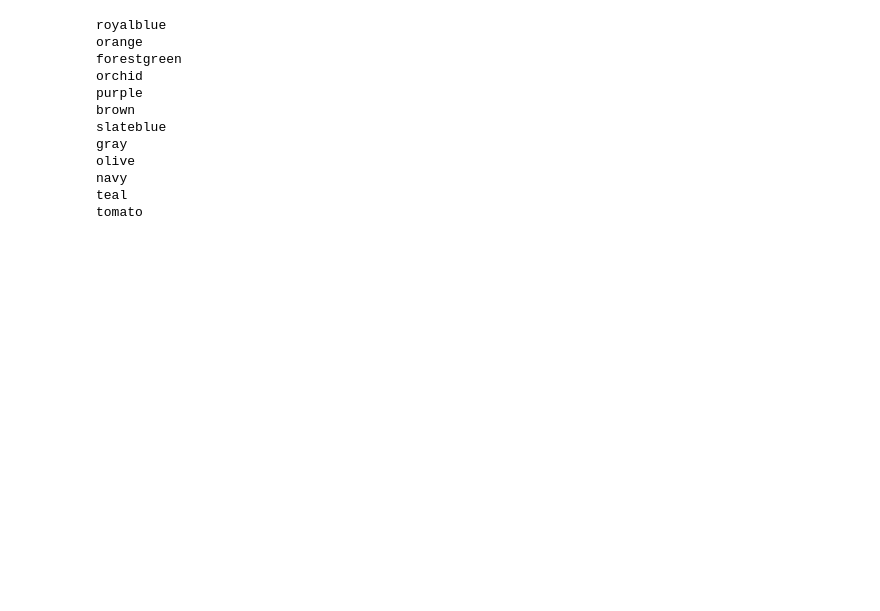
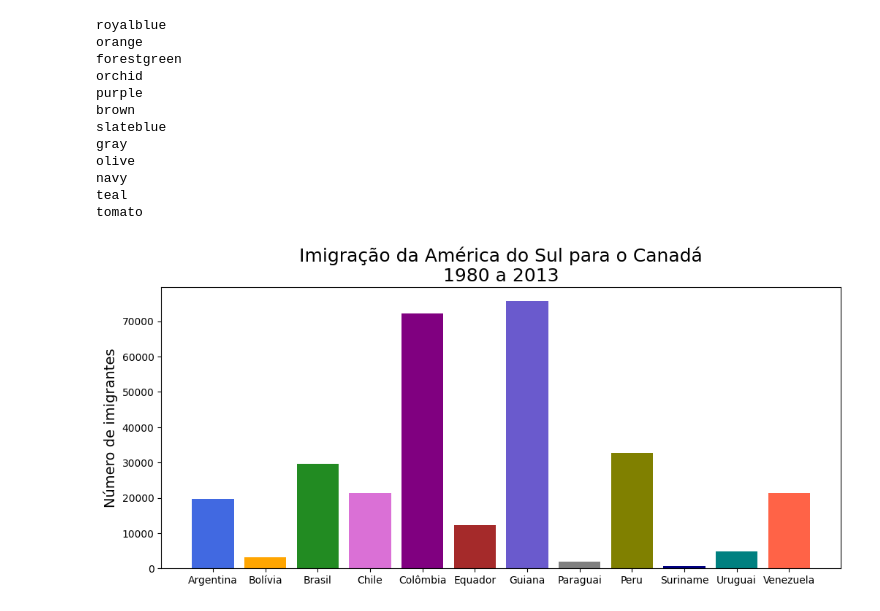
Before and after one commit to Mik3532/semanaEstartitica, a Jupyter notebook: aula3.ipynb, the cells around one changed output. Saved outputs shown, nothing was run; the diff lists cells and outputs as text; code cells hidden in the pictures; blank space fills up the shorter version.

```diff
--- a/aula3.ipynb
+++ b/aula3.ipynb
@@ -198,16 +192,18 @@ tomato
 # %%
 # criando uma variável fig para a figura
 # ax é variável que representa o gráfico (eixos, valores ...)
 fig, ax = plt.subplots(figsize=(12, 5))
 # É um gráfico de bar (Matplolib)
-ax.bar(america_sul.index, america_sul['Total'], color=cores)
+ax.bar(american_sul.index, american_sul['Total'], color=cores)
 # Título alinha a esquerda com fonte 18
 ax.set_title('Imigração da América do Sul para o Canadá\n1980 a 2013',fontsize=18)
 # eixo y com fonte 14
 ax.set_ylabel('Número de imigrantes', fontsize=14)
 ax.set_xlabel('')
 # Mudar as fontes dos ticks
 ax.yaxis.set_tick_params(labelsize=10)
 ax.xaxis.set_tick_params(labelsize=10)
 
 plt.show()
+# %% [output]
+[figure, added]
```
Also changed, not shown: parts of 2 cells of this notebook, 1 other file.
